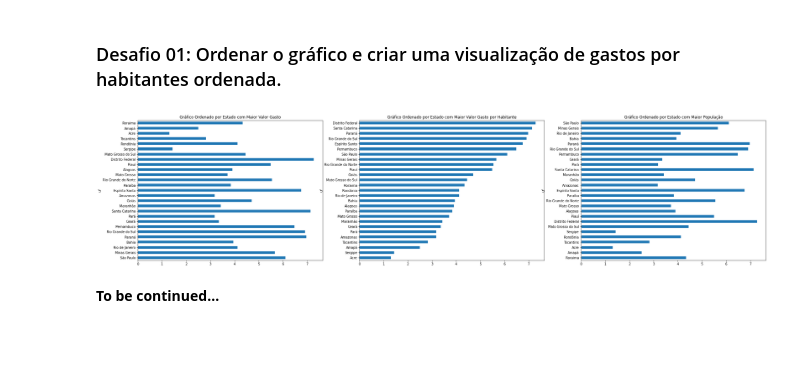
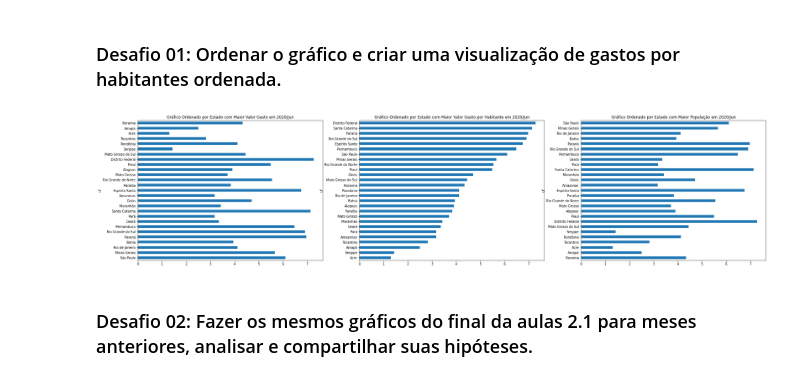
Before and after one commit to diascarolina/data-science-bootcamp, a Jupyter notebook: modulo2/aulas_desafios_modulo2.ipynb, the cells around one changed output. Drawn from its saved outputs; the diff is of its cells as text; code cells hidden in the pictures; blank space fills up the shorter version.

Commit message:
include aulas 2 e 3

```diff
--- a/modulo2/aulas_desafios_modulo2.ipynb
+++ b/modulo2/aulas_desafios_modulo2.ipynb
@@ -433,18 +434,18 @@ gastos_e_populacao_recente["gasto_por_habitante"].plot(kind = 'bar')
 # %%
 fig, axes = plt.subplots(1, 3, sharex = False, sharey = False, figsize = (35, 8))
 
 gastos_e_populacao_recente["gasto_por_habitante"].plot(ax = axes[0], kind = 'barh')
-axes[0].set_title('Gráfico Ordenado por Estado com Maior Valor Gasto')
+axes[0].set_title('Gráfico Ordenado por Estado com Maior Valor Gasto em 2020/Jun')
 
 gastos_e_populacao_recente.sort_values(by = 'gasto_por_habitante')["gasto_por_habitante"].plot(ax = axes[1], kind = 'barh')
-axes[1].set_title('Gráfico Ordenado por Estado com Maior Valor Gasto por Habitante')
+axes[1].set_title('Gráfico Ordenado por Estado com Maior Valor Gasto por Habitante em 2020/Jun')
 
 gastos_e_populacao_recente.sort_values(by = 'populacao')["gasto_por_habitante"].plot(kind = 'barh', ax = axes[2])
-axes[2].set_title('Gráfico Ordenado por Estado com Maior População')
+axes[2].set_title('Gráfico Ordenado por Estado com Maior População em 2020/Jun')
 
 
 plt.show()
 # %% [output]
-[figure, old version]
+[figure, new version]
-# %% [markdown]
-**To be continued...**
+# %% [markdown]
+### Desafio 02: Fazer os mesmos gráficos do final da aulas 2.1 para meses anteriores, analisar e compartilhar suas hipóteses.
```
Also changed, not shown: parts of 28 cells of this notebook.
